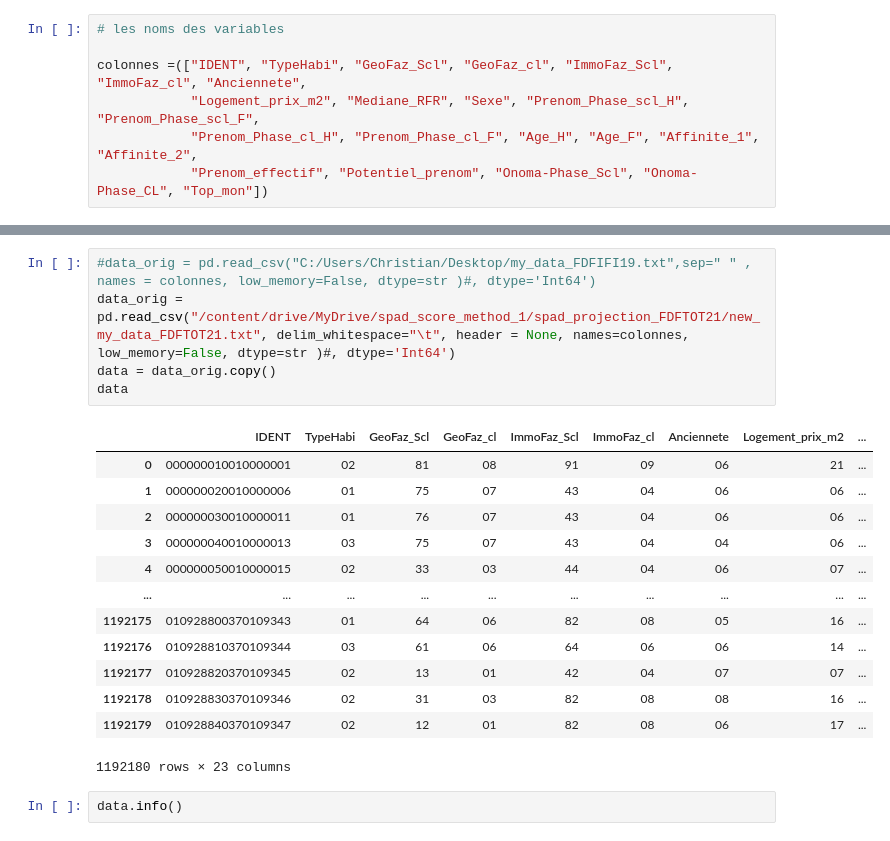
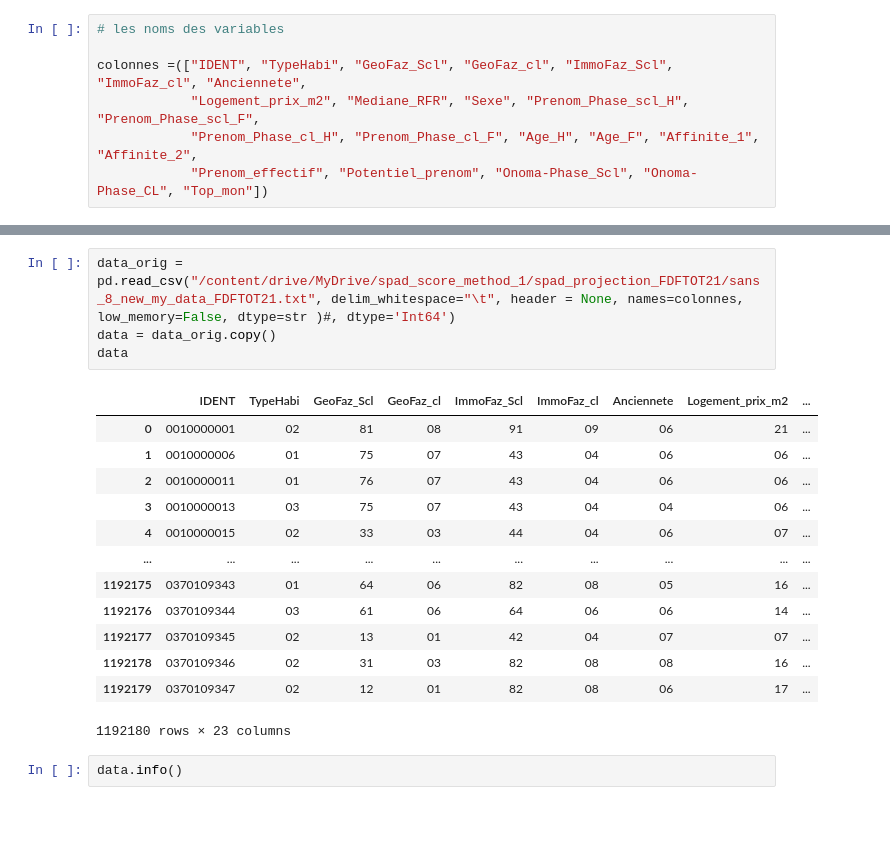
Before and after one commit to christian235711/Predict_models_fdf21, a Jupyter notebook: FDF21_logistic_regression_quali.ipynb, the cells around one changed output, grey strips where cells are left out. Cells and saved outputs as stored; diff of their text form.

Commit message:
final test vingtiles 2 tables

```diff
--- a/FDF21_logistic_regression_quali.ipynb
+++ b/FDF21_logistic_regression_quali.ipynb
@@ -33,21 +42,20 @@ colonnes =(["IDENT", "TypeHabi", "GeoFaz_Scl", "GeoFaz_cl", "ImmoFaz_Scl", "Immo
 # %%
-#data_orig = pd.read_csv("C:/Users/Christian/Desktop/my_data_FDFIFI19.txt",sep=" " , names = colonnes, low_memory=False, dtype=str )#, dtype='Int64')
-data_orig = pd.read_csv("/content/drive/MyDrive/spad_score_method_1/spad_projection_FDFTOT21/new_my_data_FDFTOT21.txt", delim_whitespace="\t", header = None, names=colonnes, low_memory=False, dtype=str )#, dtype='Int64')
+data_orig = pd.read_csv("/content/drive/MyDrive/spad_score_method_1/spad_projection_FDFTOT21/sans_8_new_my_data_FDFTOT21.txt", delim_whitespace="\t", header = None, names=colonnes, low_memory=False, dtype=str )#, dtype='Int64')
 data = data_orig.copy()
 data
 # %% [output]
 |  | IDENT | TypeHabi | GeoFaz_Scl | GeoFaz_cl | ImmoFaz_Scl | ImmoFaz_cl | Anciennete | Logement_prix_m2 | ... |
-| 0 | 000000010010000001 | 02 | 81 | 08 | 91 | 09 | 06 | 21 | ... |
-| 1 | 000000020010000006 | 01 | 75 | 07 | 43 | 04 | 06 | 06 | ... |
-| 2 | 000000030010000011 | 01 | 76 | 07 | 43 | 04 | 06 | 06 | ... |
-| 3 | 000000040010000013 | 03 | 75 | 07 | 43 | 04 | 04 | 06 | ... |
-| 4 | 000000050010000015 | 02 | 33 | 03 | 44 | 04 | 06 | 07 | ... |
+| 0 | 0010000001 | 02 | 81 | 08 | 91 | 09 | 06 | 21 | ... |
+| 1 | 0010000006 | 01 | 75 | 07 | 43 | 04 | 06 | 06 | ... |
+| 2 | 0010000011 | 01 | 76 | 07 | 43 | 04 | 06 | 06 | ... |
+| 3 | 0010000013 | 03 | 75 | 07 | 43 | 04 | 04 | 06 | ... |
+| 4 | 0010000015 | 02 | 33 | 03 | 44 | 04 | 06 | 07 | ... |
 | ... | ... | ... | ... | ... | ... | ... | ... | ... | ... |
-| 1192175 | 010928800370109343 | 01 | 64 | 06 | 82 | 08 | 05 | 16 | ... |
-| 1192176 | 010928810370109344 | 03 | 61 | 06 | 64 | 06 | 06 | 14 | ... |
-| 1192177 | 010928820370109345 | 02 | 13 | 01 | 42 | 04 | 07 | 07 | ... |
-| 1192178 | 010928830370109346 | 02 | 31 | 03 | 82 | 08 | 08 | 16 | ... |
-| 1192179 | 010928840370109347 | 02 | 12 | 01 | 82 | 08 | 06 | 17 | ... |
+| 1192175 | 0370109343 | 01 | 64 | 06 | 82 | 08 | 05 | 16 | ... |
+| 1192176 | 0370109344 | 03 | 61 | 06 | 64 | 06 | 06 | 14 | ... |
+| 1192177 | 0370109345 | 02 | 13 | 01 | 42 | 04 | 07 | 07 | ... |
+| 1192178 | 0370109346 | 02 | 31 | 03 | 82 | 08 | 08 | 16 | ... |
+| 1192179 | 0370109347 | 02 | 12 | 01 | 82 | 08 | 06 | 17 | ... |
 1192180 rows × 23 columns
 # %%
 data.info()
```
Also changed, not shown: parts of 13 cells of this notebook.
